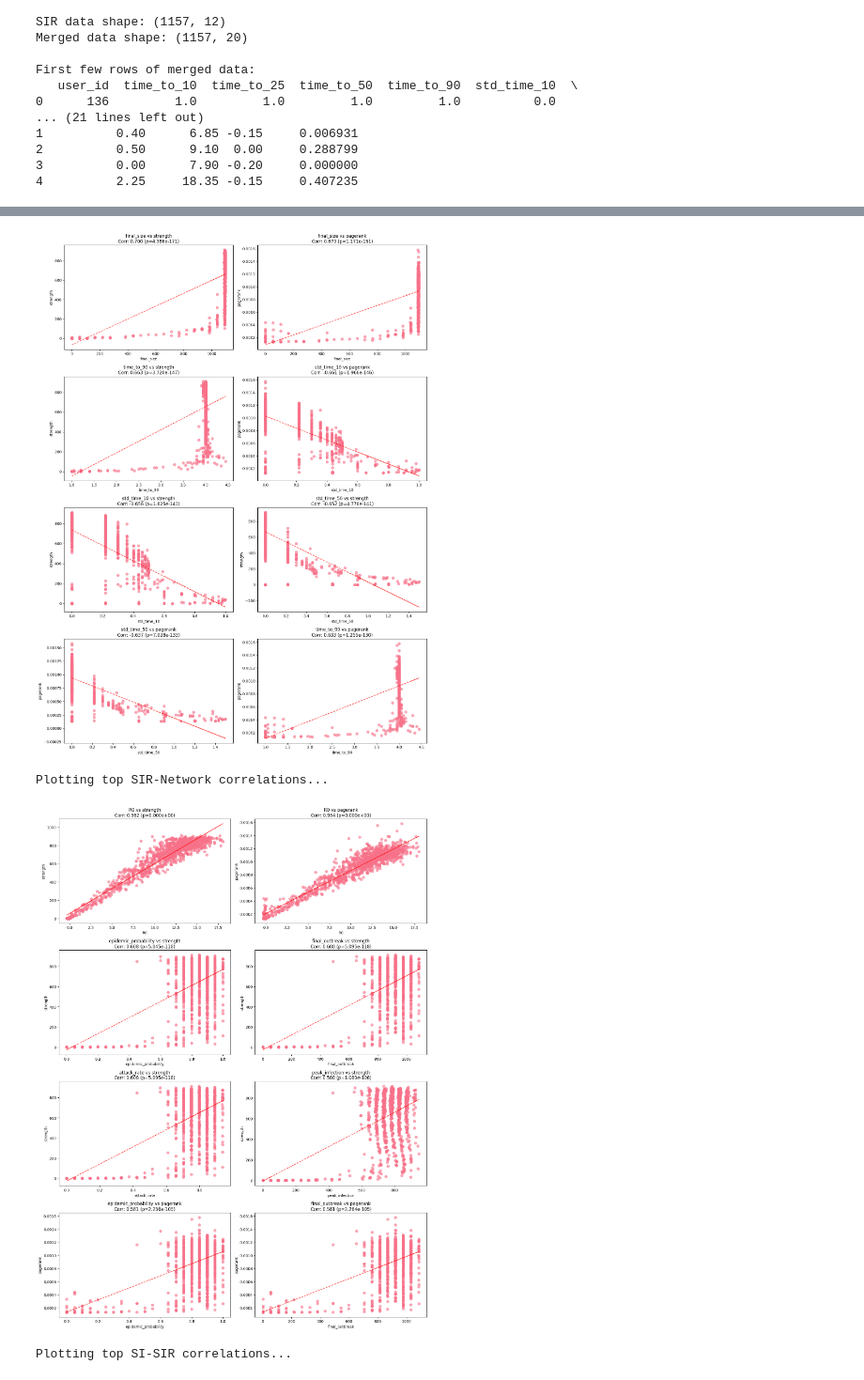
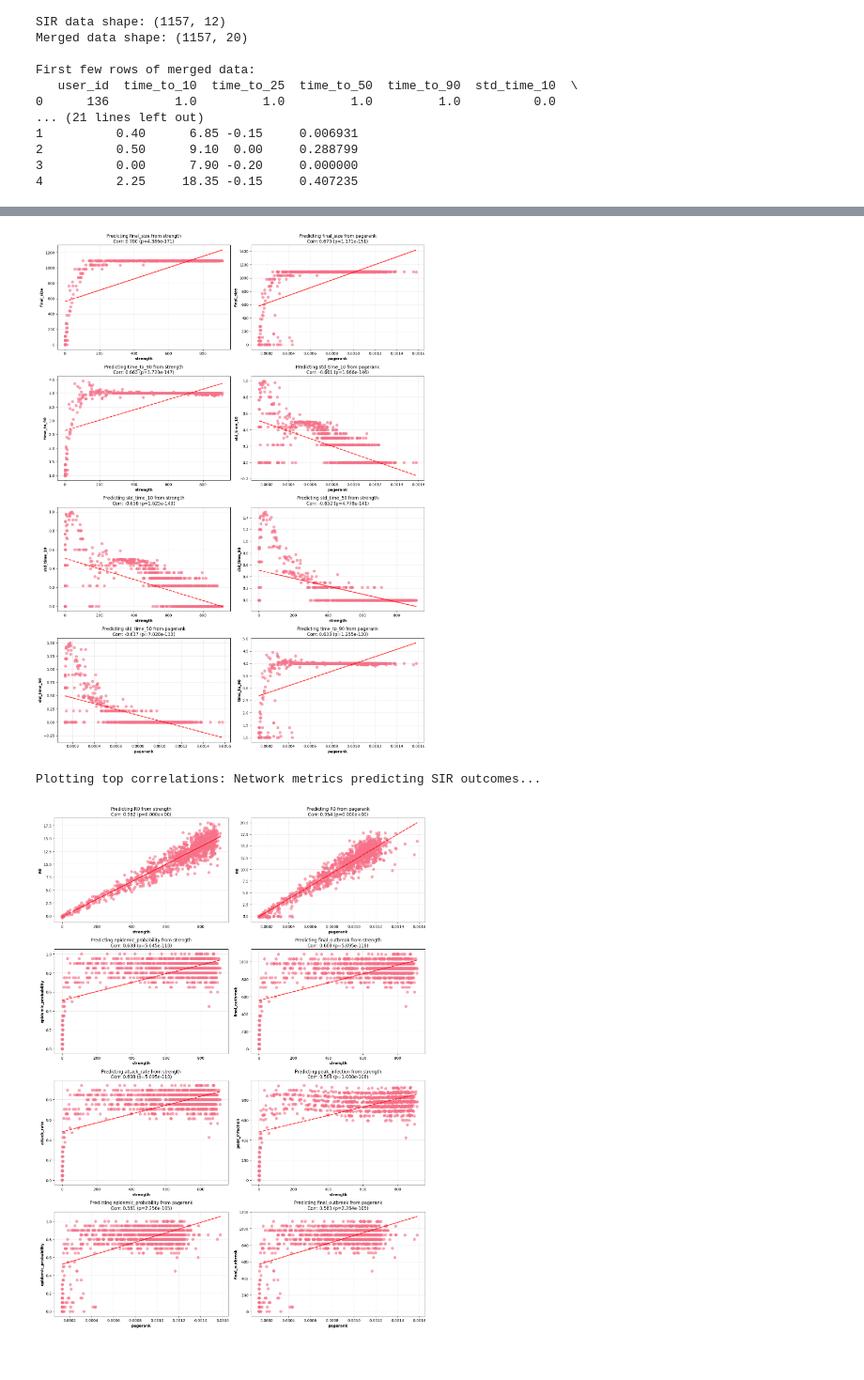
Before and after one commit to Erhan1706/complex-networks, a Jupyter notebook: notebooks/correlation_analysis.ipynb, the cells around one changed output, grey strips where cells are left out. Shown at 94% size. Drawn from its saved outputs; the diff is of its cells as text; code cells hidden in the pictures.

```diff
--- a/notebooks/correlation_analysis.ipynb
+++ b/notebooks/correlation_analysis.ipynb
@@ -152,7 +143,7 @@ time_to_10          growth_rate     0.895287      0.0       1157
 # %%
-# Function to create scatter plots for interesting correlations
-def plot_interesting_correlations(data, correlation_df, top_n=8):
-    """Plot scatter plots for the top correlations"""
+# Function to create scatter plots with network metrics on x-axis
+def plot_network_predictions(data, correlation_df, top_n=8):
+    """Plot scatter plots with network metrics as predictors (x-axis)"""
     top_correlations = correlation_df.head(top_n)
 
     n_plots = len(top_correlations)
@@ -170,23 +161,25 @@ def plot_interesting_correlations(data, correlation_df, top_n=8):
             break
 
         ax = axes[idx]
-        metric1 = row['metric1']
-        metric2 = row['metric2']
+        network_metric = row['metric1']  # Network metric on x-axis
+        outcome_metric = row['metric2']  # Simulation outcome on y-axis
         corr = row['correlation']
         p_val = row['p_value']
 
-        clean_data = data[[metric1, metric2]].dropna()
+        clean_data = data[[network_metric, outcome_metric]].dropna()
 
-        ax.scatter(clean_data[metric1], clean_data[metric2], alpha=0.6, s=50)
-        ax.set_xlabel(metric1)
-        ax.set_ylabel(metric2)
-        ax.set_title(f'{metric1} vs {metric2}\nCorr: {corr:.3f} (p={p_val:.3e})')
+        ax.scatter(clean_data[network_metric], clean_data[outcome_metric], alpha=0.6, s=50)
+        ax.set_xlabel(network_metric, fontweight='bold')
+        ax.set_ylabel(outcome_metric, fontweight='bold')
+        ax.set_title(f'Predicting {outcome_metric} from {network_metric}\nCorr: {corr:.3f} (p={p_val:.3e})')
 
         # Add trend line
         if len(clean_data) > 1:
-            z = np.polyfit(clean_data[metric1], clean_data[metric2], 1)
+            z = np.polyfit(clean_data[network_metric], clean_data[outcome_metric], 1)
             p = np.poly1d(z)
-            ax.plot(clean_data[metric1], p(clean_data[metric1]), "r--", alpha=0.8)
+            ax.plot(clean_data[network_metric], p(clean_data[network_metric]), "r--", alpha=0.8, linewidth=2)
+
+        ax.grid(True, alpha=0.3)
 
     # Hide empty subplots
     for idx in range(len(top_correlations), len(axes)):
@@ -195,13 +188,10 @@ def plot_interesting_correlations(data, correlation_df, top_n=8):
     plt.tight_layout()
     plt.show()
 
-# Plot interesting correlations
-print("\nPlotting top SI-Network correlations...")
-plot_interesting_correlations(merged_data, si_network_corr_sorted)
+# Plot network metrics as predictors
+print("\nPlotting top correlations: Network metrics predicting SI outcomes...")
+plot_network_predictions(merged_data, network_si_corr_sorted)
 
-print("\nPlotting top SIR-Network correlations...")
-plot_interesting_correlations(merged_data, sir_network_corr_sorted)
-
-print("\nPlotting top SI-SIR correlations...")
-plot_interesting_correlations(merged_data, si_sir_corr_sorted)
+print("\nPlotting top correlations: Network metrics predicting SIR outcomes...")
+plot_network_predictions(merged_data, network_sir_corr_sorted)
 # %% [output]
@@ -209,4 +199,3 @@ Plotting top SI-Network correlations...
-[figure, old version]
+[figure, new version]
-Plotting top SIR-Network correlations...
+Plotting top correlations: Network metrics predicting SIR outcomes...
-[figure, old version]
+[figure, new version]
-Plotting top SI-SIR correlations...
```
Also changed, not shown: parts of 5 cells of this notebook.
